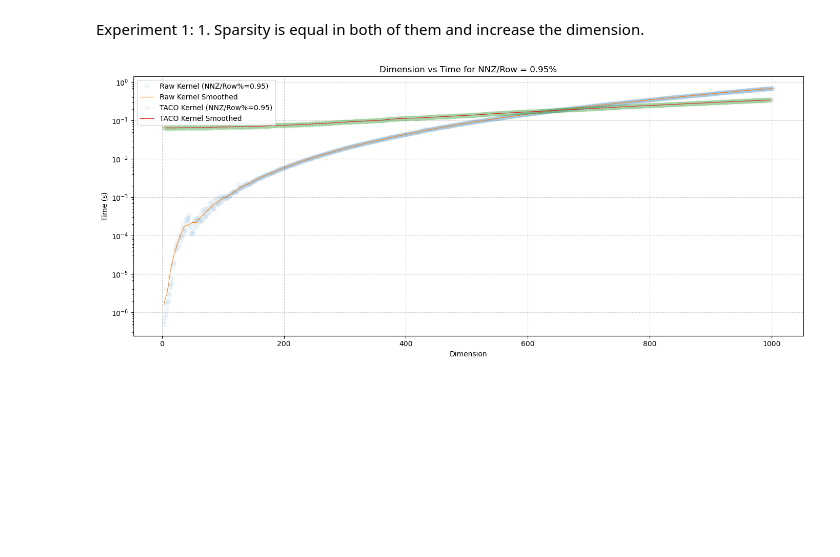
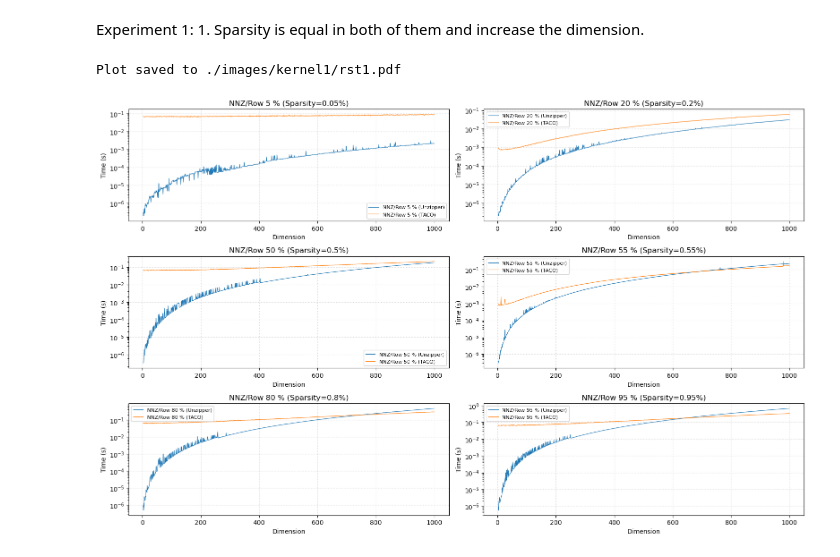
Before and after one commit to KabilanMA/phd-experiments, a Jupyter notebook: tensor-contraction/results/results.ipynb, the cells around one changed output. Drawn from its saved outputs; the diff is of its cells as text; code cells hidden in the pictures; blank space fills up the shorter version.

Commit message:
kernel3-completed

```diff
--- a/tensor-contraction/results/results.ipynb
+++ b/tensor-contraction/results/results.ipynb
@@ -83,19 +92,51 @@ def plot_dimension_vs_time(dataframes, labels, markers=None, linestyles=None,
     plt.show()
 # %%
-# Load CSV files
-raw_df = load_csv("./experiment2/results_raw_0_95.csv")
-taco_df = load_csv("./experiment3/results_taco_0_95.csv")
+# files = [
+#     "./kernel1/results_0_5.csv",
+#     "./kernel1/results_0_10.csv",
+#     "./kernel1/results_0_15.csv",
+#     "./kernel1/results_0_20.csv",
+#     "./kernel1/results_0_25.csv",
+#     "./kernel1/results_0_30.csv",
+#     "./kernel1/results_0_35.csv",
+#     "./kernel1/results_0_40.csv",
+#     "./kernel1/results_0_45.csv",
+#     "./kernel1/results_0_50.csv",
+#     "./kernel1/results_0_55.csv",
+#     "./kernel1/results_0_60.csv",
+#     "./kernel1/results_0_65.csv",
+#     "./kernel1/results_0_70.csv",
+#     "./kernel1/results_0_75.csv",
+#     "./kernel1/results_0_80.csv",
+#     "./kernel1/results_0_85.csv",
+#     "./kernel1/results_0_90.csv",
+#     "./kernel1/results_0_95.csv",
+# ]
 
-# raw_df.head(10)
+files = [
+    "./kernel1/results_0_5.csv",
+    "./kernel1/results_0_20.csv",
+    "./kernel1/results_0_50.csv",
+    "./kernel1/results_0_55.csv",
+    "./kernel1/results_0_80.csv",
+    "./kernel1/results_0_95.csv",
+]
 
-# Plot together
-plot_dimension_vs_time(
-    dataframes=[raw_df, taco_df],
-    labels=["Raw Kernel", "TACO Kernel"],
-    markers=['o','s'],
-    linestyles=['-','-'],
-    figsize=(14,6),
-    logy=True   # optional: use log scale if times are very small
+dfs = []
+exp_names = []
+for file in files:
+    dfs.append(load_csv(file))
+    parsity_label = file.split("results_0_")[-1].split(".csv")[0]
+    exp_names.append(f"NNZ/Row {parsity_label} %")
+
+
+
+plot_dimension_vs_time_grid(
+    dfs,
+    exp_names,
+    save_path="./images/kernel1/rst1.pdf",
+    logy=True
 )
 # %% [output]
+Plot saved to ./images/kernel1/rst1.pdf
-[figure, old version]
+[figure, new version]
```
Also changed, not shown: parts of 8 cells of this notebook, 31 other files.
